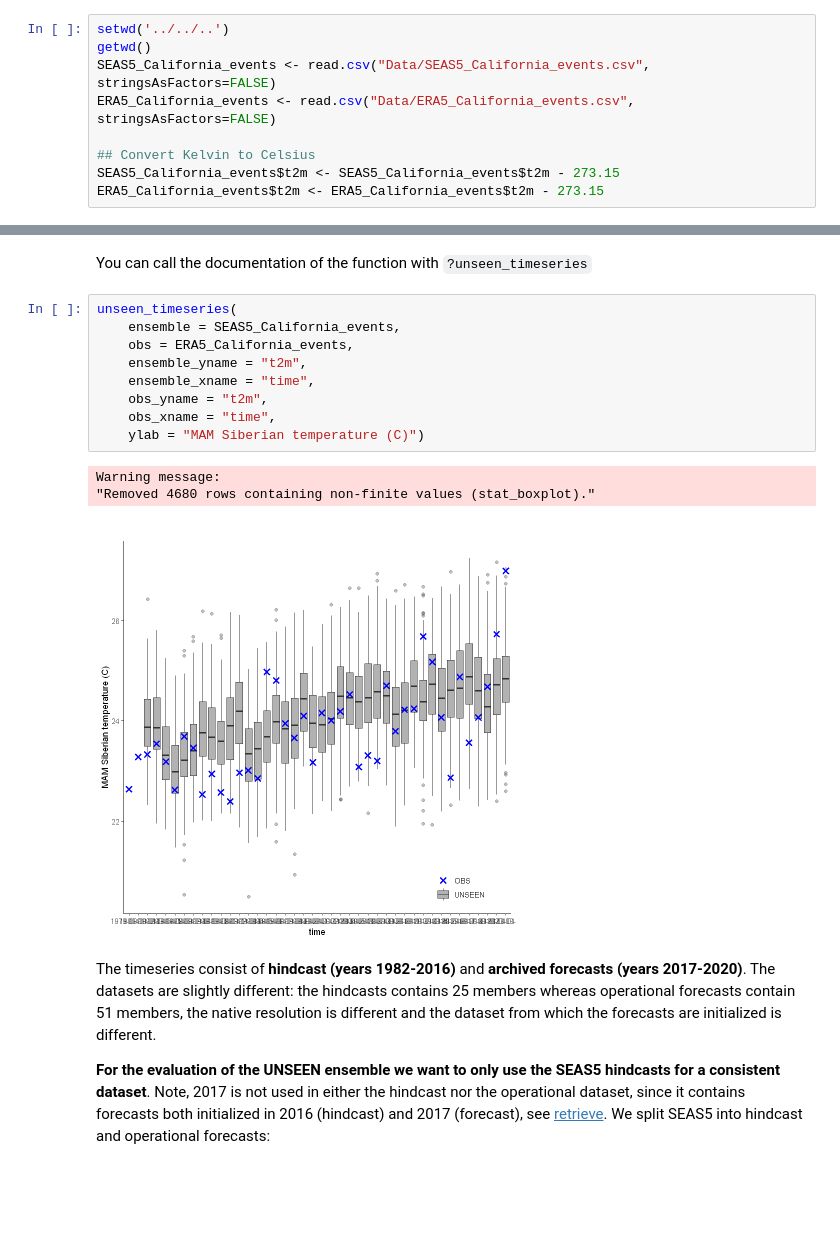
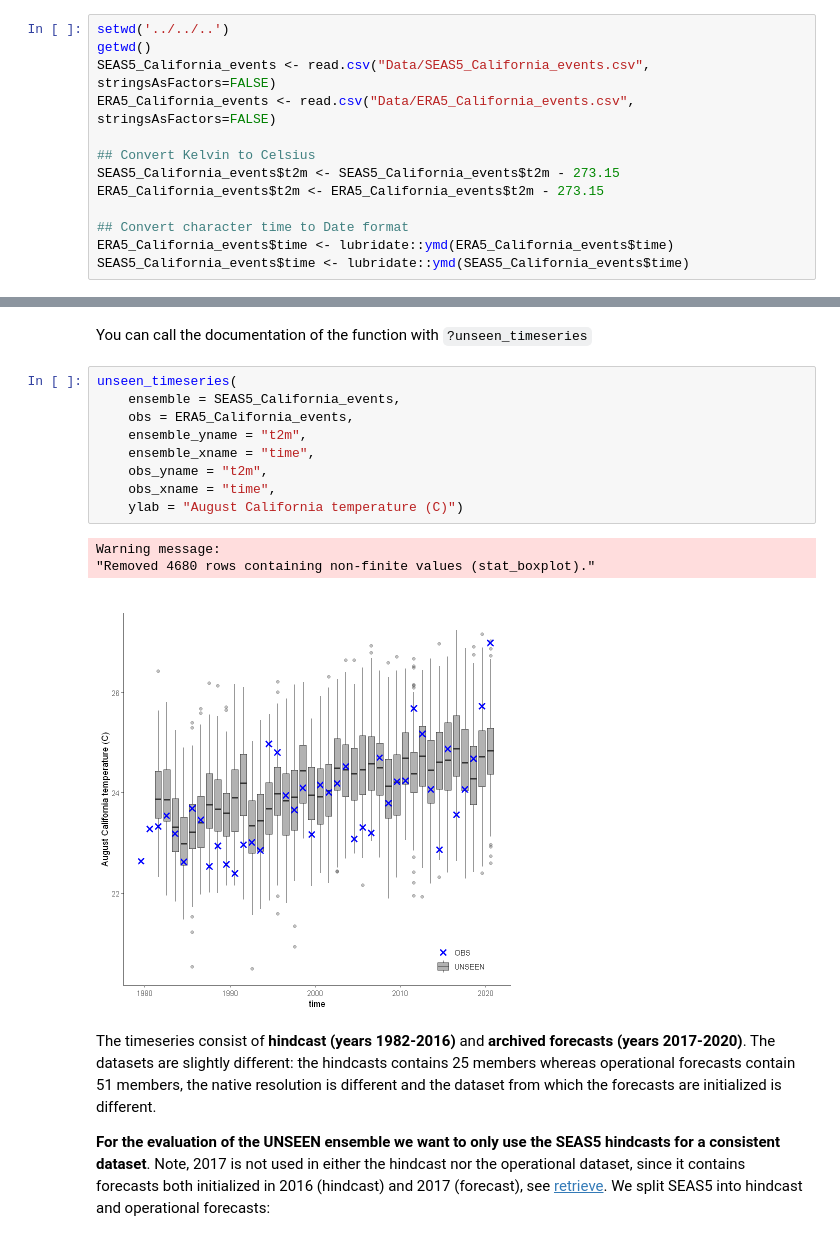
Before and after one commit to ECMWFCode4Earth/UNSEEN-open, a Jupyter notebook: doc/Notebooks/examples/California_Fires.ipynb, the cells around one changed output, grey strips where cells are left out. Saved outputs shown, nothing was run; the diff lists cells and outputs as text; blank space fills up the shorter version.

```diff
--- a/doc/Notebooks/examples/California_Fires.ipynb
+++ b/doc/Notebooks/examples/California_Fires.ipynb
@@ -115,6 +117,10 @@ ERA5_California_events <- read.csv("Data/ERA5_California_events.csv", stringsAsF
 ## Convert Kelvin to Celsius
 SEAS5_California_events$t2m <- SEAS5_California_events$t2m - 273.15
 ERA5_California_events$t2m <- ERA5_California_events$t2m - 273.15
+
+## Convert character time to Date format
+ERA5_California_events$time <- lubridate::ymd(ERA5_California_events$time)
+SEAS5_California_events$time <- lubridate::ymd(SEAS5_California_events$time)
 # %% [output]
 [1] "C:/Users/Timo/OneDrive - Loughborough University/GitHub/UNSEEN-open"
 # %% [markdown]
@@ -137,16 +143,16 @@ You can call the documentation of the function with `?unseen_timeseries`
 # %%
 unseen_timeseries(
     ensemble = SEAS5_California_events,
     obs = ERA5_California_events,
     ensemble_yname = "t2m",
     ensemble_xname = "time",
     obs_yname = "t2m",
     obs_xname = "time",
-    ylab = "MAM Siberian temperature (C)")
+    ylab = "August California temperature (C)")
 # %% [output]
 Warning message:
 "Removed 4680 rows containing non-finite values (stat_boxplot)."
-[figure, old version]
+[figure, new version]
 # %% [markdown]
 The timeseries consist of **hindcast (years 1982-2016)** and **archived forecasts (years 2017-2020)**. The datasets are slightly different: the hindcasts contains 25 members whereas operational forecasts contain 51 members, the native resolution is different and the dataset from which the forecasts are initialized is different.
 
```
Also changed, not shown: parts of 13 cells of this notebook, 3 other files.
